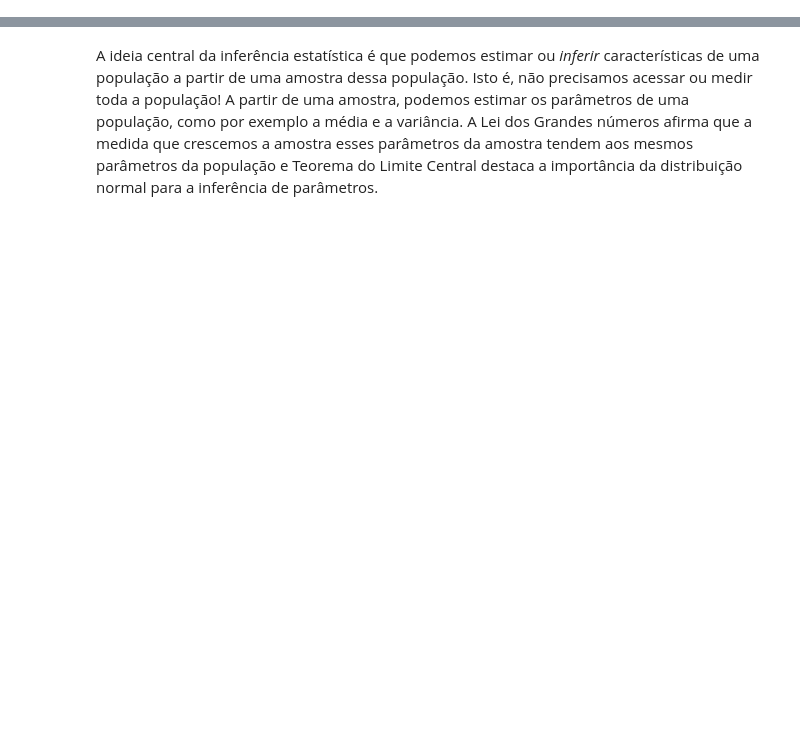
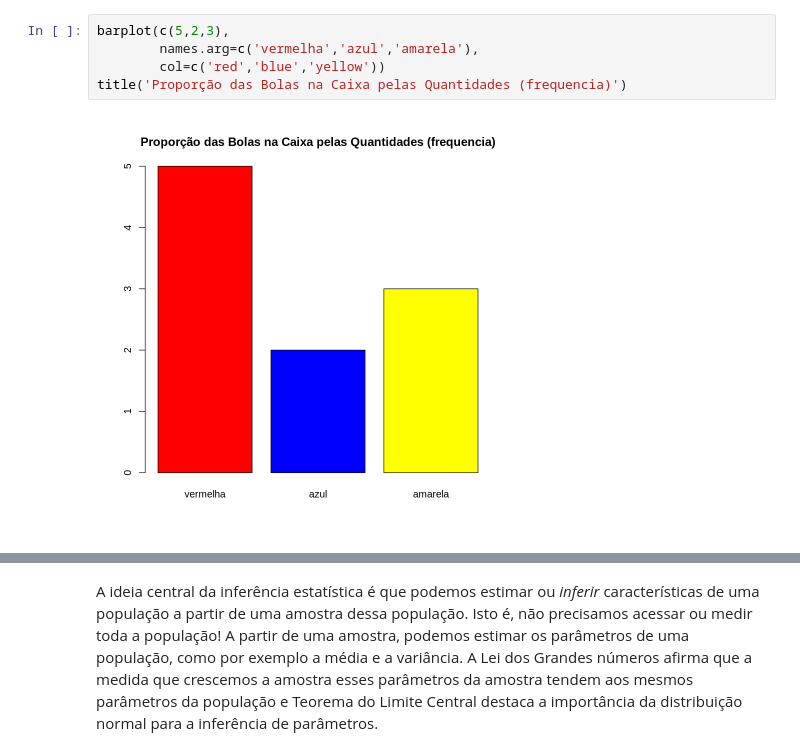
Before and after one commit to Rogerio-mack/Analise_Exploratoria_de_Dados, a Jupyter notebook: AED_5.ipynb, the cells around one changed output, grey strips where cells are left out. Cells and saved outputs as stored; diff of their text form; blank space fills up the shorter version.

```diff
--- a/AED_5.ipynb
+++ b/AED_5.ipynb
@@ -16,0 +31,7 @@ Você já aprendeu o que são as as distribuições de probabilidade e algumas d
+# %%
+barplot(c(5,2,3),
+        names.arg=c('vermelha','azul','amarela'),
+        col=c('red','blue','yellow'))
+title('Proporção das Bolas na Caixa pelas Quantidades (frequencia)')
+# %% [output]
+[figure, added]
```
Also changed, not shown: parts of 126 cells of this notebook.
